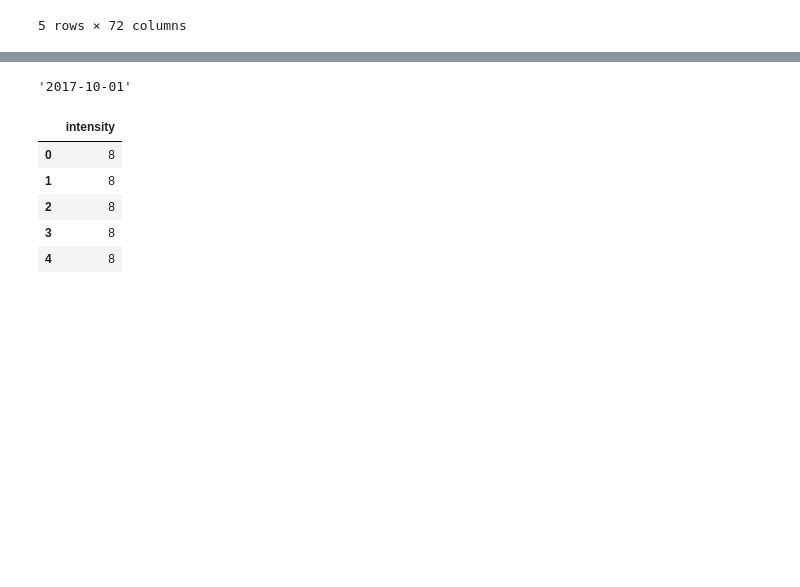
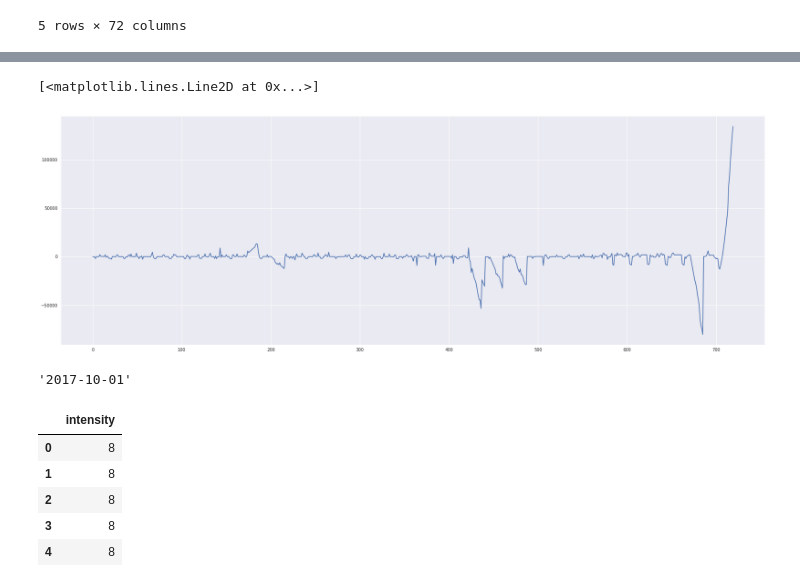
Before and after one commit to TheAmazonLogTeam/LogKiller, a Jupyter notebook: test_intensity_processus.ipynb, the cells around one changed output, grey strips where cells are left out. Cells and saved outputs as stored; diff of their text form; code cells hidden in the pictures; blank space fills up the shorter version.

```diff
--- a/test_intensity_processus.ipynb
+++ b/test_intensity_processus.ipynb
@@ -324,0 +367,10 @@ data = df_log[date_train[1]]
+# %%
+server_profile.processus = True
+server_profile.train_mode = False
+start_date = data.index[0]
+i=0
+while start_date + dt.timedelta(seconds=server_profile.parameters[0,2]*60) < data.index[-1]:
+    data_to_compute = data.loc[start_date:(start_date + dt.timedelta(seconds=server_profile.parameters[0,2]*60))]
+    anomaly, max_spread, min_spread, d, date, threshold, quant = server_profile.process_distance(data_to_compute)
+    start_date = start_date + dt.timedelta(minutes=1)
+    i+=1
@@ -325,3 +389,9 @@ data = df_log[date_train[1]]
+# %%
+plt.figure(figsize=(30,10))
+plt.plot(range(len(server_profile.measures[3]['Area_Difference'][1440:])),server_profile.measures[3]['Area_Difference'][1440:] )
+# %% [output]
+[<matplotlib.lines.Line2D at 0x...>]
+[figure, added]
 # %%
 data.index = pd.to_datetime(data.timestamp, format='%Y-%m-%d %H:%M:%S')
 data_rs= data.drop(data.columns[1:len(data.columns) - 1], axis=1)
```
Also changed, not shown: parts of 8 cells of this notebook.
